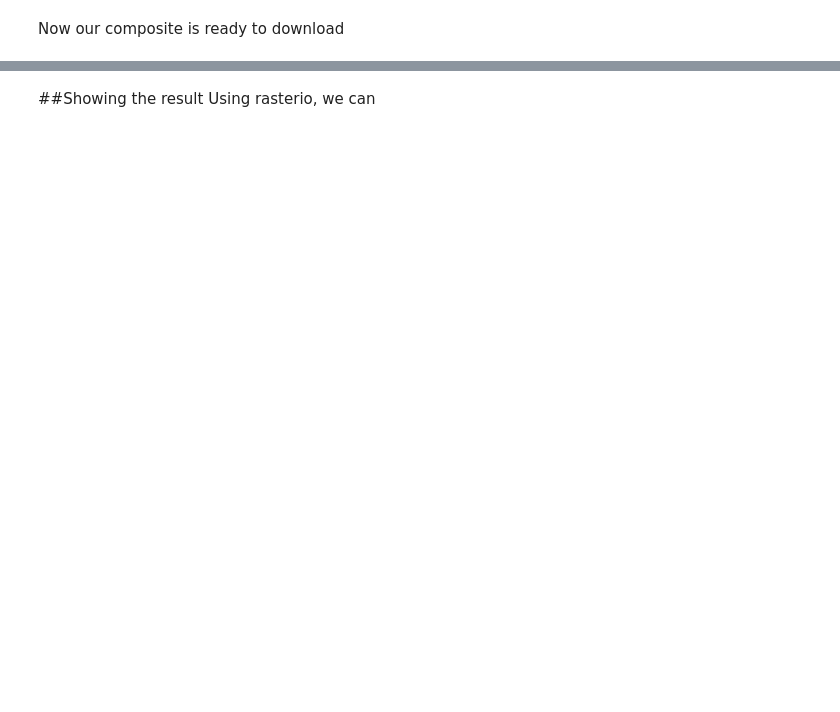
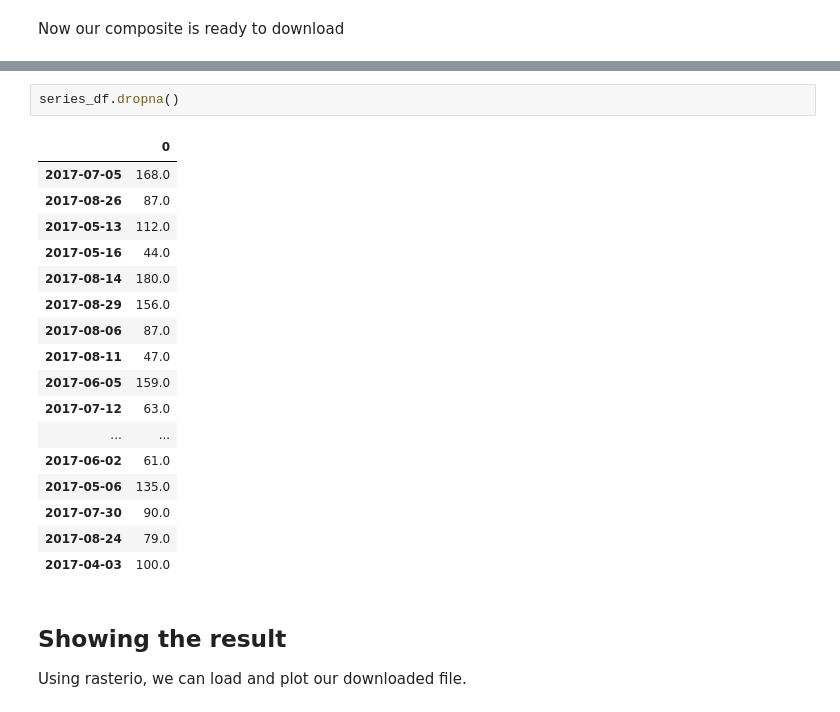
Before and after one commit to Open-EO/openeo-python-client, a Jupyter notebook: examples/notebooks/Compositing.ipynb, the cells around one changed output, grey strips where cells are left out. Saved outputs shown, nothing was run; the diff lists cells and outputs as text; blank space fills up the shorter version.

```diff
--- a/examples/notebooks/Compositing.ipynb
+++ b/examples/notebooks/Compositing.ipynb
@@ -29,5 +89,25 @@ DEBUG:urllib3.connectionpool:http://192.168.205.137:8080 "POST /openeo/download
+# %%
+series_df.dropna()
+# %% [output]
+|  | 0 |
+| 2017-07-05 | 168.0 |
+| 2017-08-26 | 87.0 |
+| 2017-05-13 | 112.0 |
+| 2017-05-16 | 44.0 |
+| 2017-08-14 | 180.0 |
+| 2017-08-29 | 156.0 |
+| 2017-08-06 | 87.0 |
+| 2017-08-11 | 47.0 |
+| 2017-06-05 | 159.0 |
+| 2017-07-12 | 63.0 |
+| ... | ... |
+| 2017-06-02 | 61.0 |
+| 2017-05-06 | 135.0 |
+| 2017-07-30 | 90.0 |
+| 2017-08-24 | 79.0 |
+| 2017-04-03 | 100.0 |
 # %% [markdown]
-##Showing the result
-Using rasterio, we can
+## Showing the result
+Using rasterio, we can load and plot our downloaded file.
 # %%
 import rasterio
```
Also changed, not shown: parts of 10 cells of this notebook.
